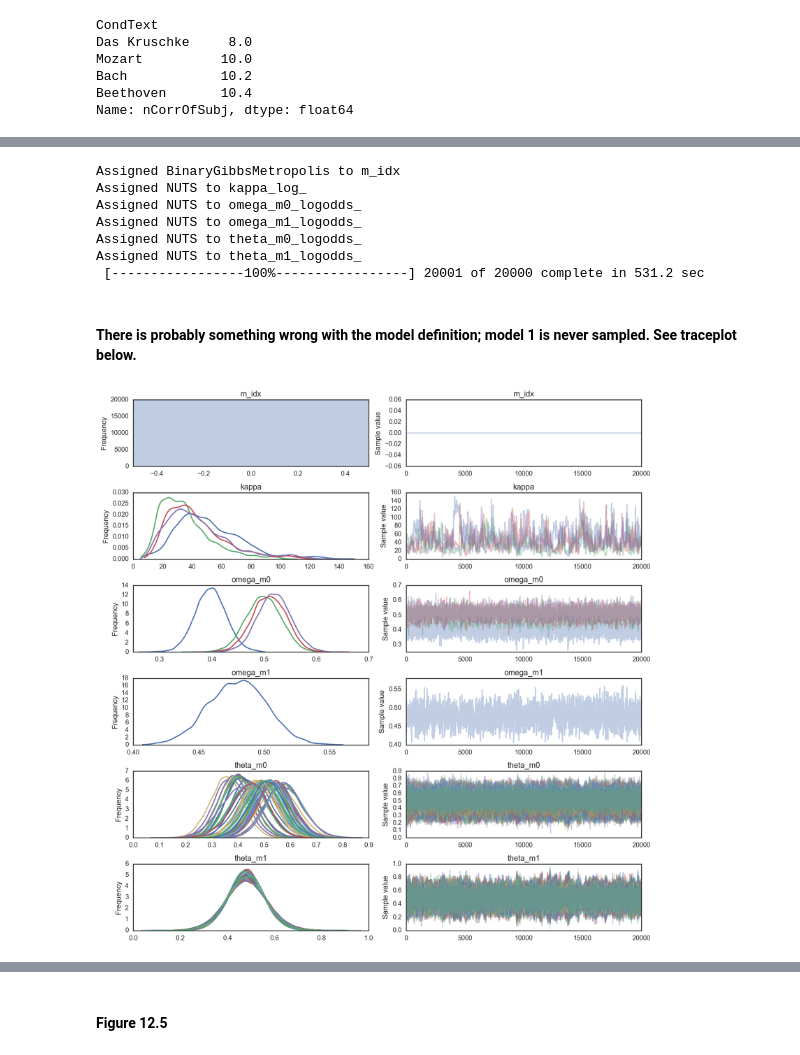
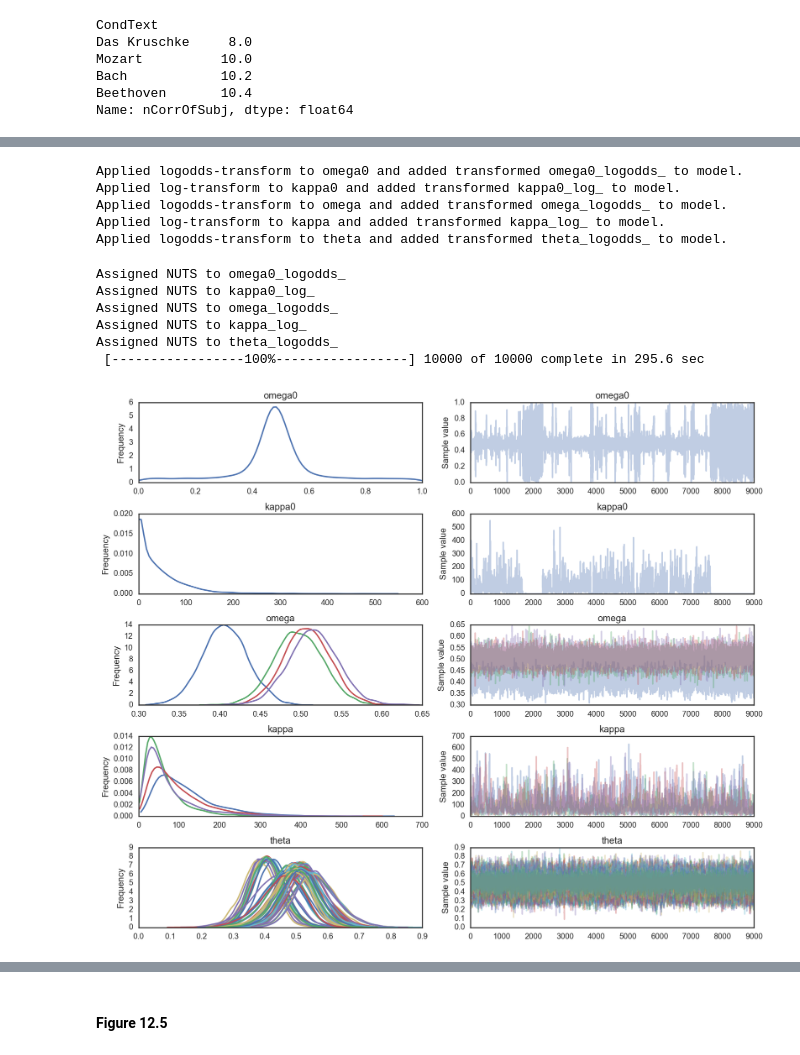
Before and after one commit to JWarmenhoven/DBDA-python, a Jupyter notebook: Notebooks/Chapter 12.ipynb, the cells around one changed output, grey strips where cells are left out. Drawn from its saved outputs; the diff is of its cells as text; code cells hidden in the pictures.

```diff
--- a/Notebooks/Chapter 12.ipynb
+++ b/Notebooks/Chapter 12.ipynb
@@ -136,0 +192,12 @@ Applied logodds-transform to theta_m1 and added transformed theta_m1_logodds_ to
+# %%
+with pmc.Model() as model_1:
+    # constants
+    aP, bP = 1, 1
+
+    # Pseudo- and true hyperpriors per model
+    a0 = [.48*500, aP]
+    b0 = [(1-.48)*500, bP]
+
+    # Lower level pseudo- and true priors per model/condition combination
+    a = np.c_[np.tile(aP, 4), [(.40*125), (.50*125), (.51*125), (.52*125)]]
+    b = np.c_[np.tile(bP, 4), [(1-.40*125), (1-.50*125), (1-.51*125), (1-.52*125)]]
@@ -137,17 +244,42 @@ Applied logodds-transform to theta_m1 and added transformed theta_m1_logodds_ to
+# %%
+# Full model
+with pmc.Model() as model_1:
+
+    omega0 = pmc.Beta('omega0', 1, 1)
+    kappa0 = pmc.Gamma('kappa0', 0.01, 0.01)
+
+    # omega (condition specific)
+    omega = pmc.Beta('omega',
+                     omega0 * kappa0+1,
+                     (1-omega0) * kappa0+1, shape=nCond)
+
+    # Priors on concentration parameters
+    kappa = pmc.Gamma('kappa', 0.01, 0.01, shape=nCond)
+
+    # theta
+    theta = pmc.Beta('theta',
+                     omega[cond_idx] * kappa[cond_idx]+1,
+                     (1-omega[cond_idx]) * kappa[cond_idx]+1, shape=df.index.size)
+
+    # Likelihood
+    y = pmc.Binomial('y', n=df.nTrlOfSubj.values, p=theta, observed=df.nCorrOfSubj)
+# %% [output]
+Applied logodds-transform to omega0 and added transformed omega0_logodds_ to model.
+Applied log-transform to kappa0 and added transformed kappa0_log_ to model.
+Applied logodds-transform to omega and added transformed omega_logodds_ to model.
+Applied log-transform to kappa and added transformed kappa_log_ to model.
+Applied logodds-transform to theta and added transformed theta_logodds_ to model.
 # %%
 with model_1:
-    trace1 = pmc.sample(20000)
+    trace1 = pmc.sample(10000)
 # %% [output]
-Assigned BinaryGibbsMetropolis to m_idx
+Assigned NUTS to omega0_logodds_
+Assigned NUTS to kappa0_log_
+Assigned NUTS to omega_logodds_
 Assigned NUTS to kappa_log_
-Assigned NUTS to omega_m0_logodds_
-Assigned NUTS to omega_m1_logodds_
-Assigned NUTS to theta_m0_logodds_
-Assigned NUTS to theta_m1_logodds_
- [-----------------100%-----------------] 20001 of 20000 complete in 531.2 sec
+Assigned NUTS to theta_logodds_
+ [-----------------100%-----------------] 10000 of 10000 complete in 295.6 sec
-# %% [markdown]
-#### There is probably something wrong with the model definition; model 1 is never sampled. See traceplot below.
 # %%
-pmc.traceplot(trace1);
+pmc.traceplot(trace1[1000:]);
 # %% [output]
-[figure, old version]
+[figure, new version]
```
Also changed, not shown: parts of 13 cells of this notebook.
